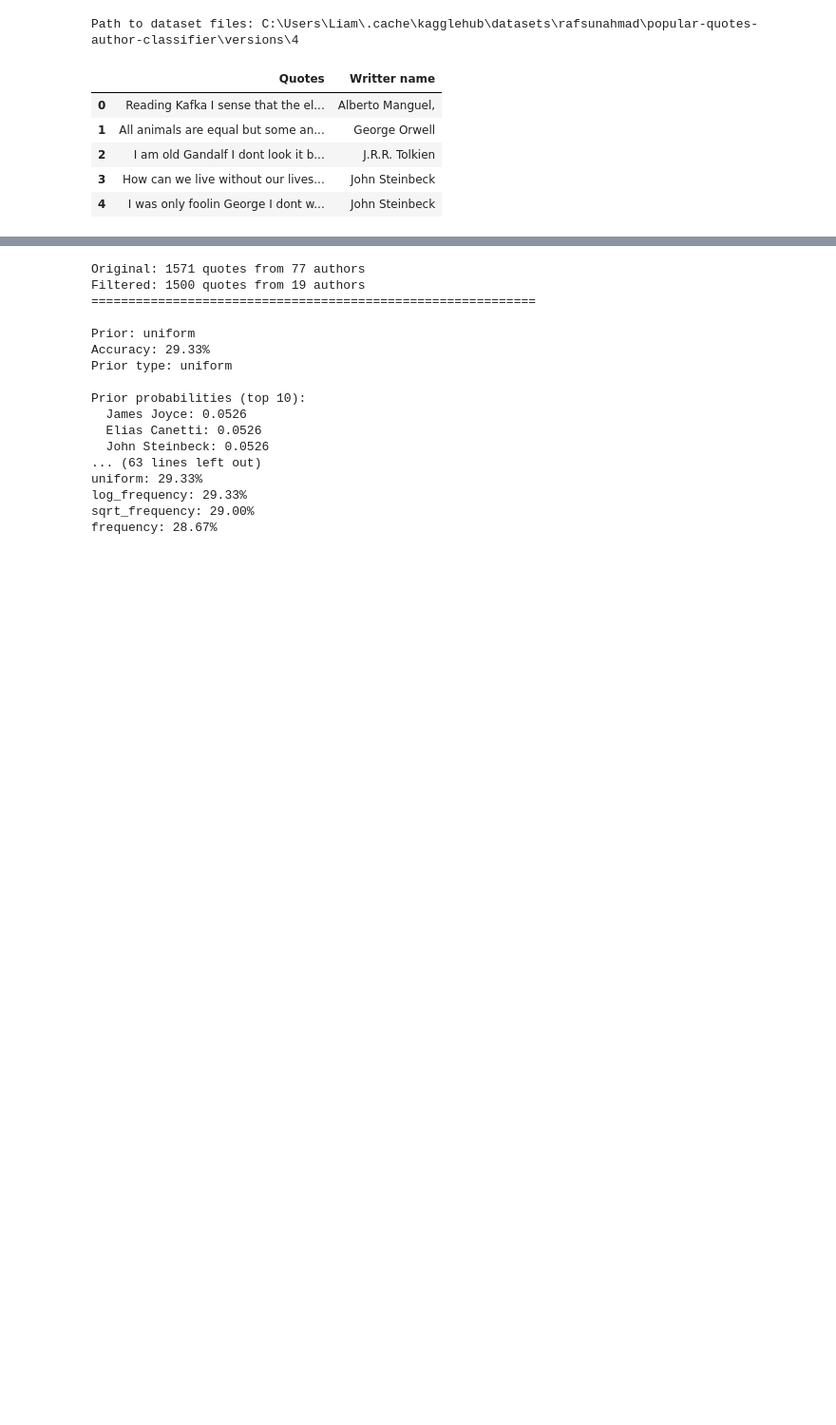
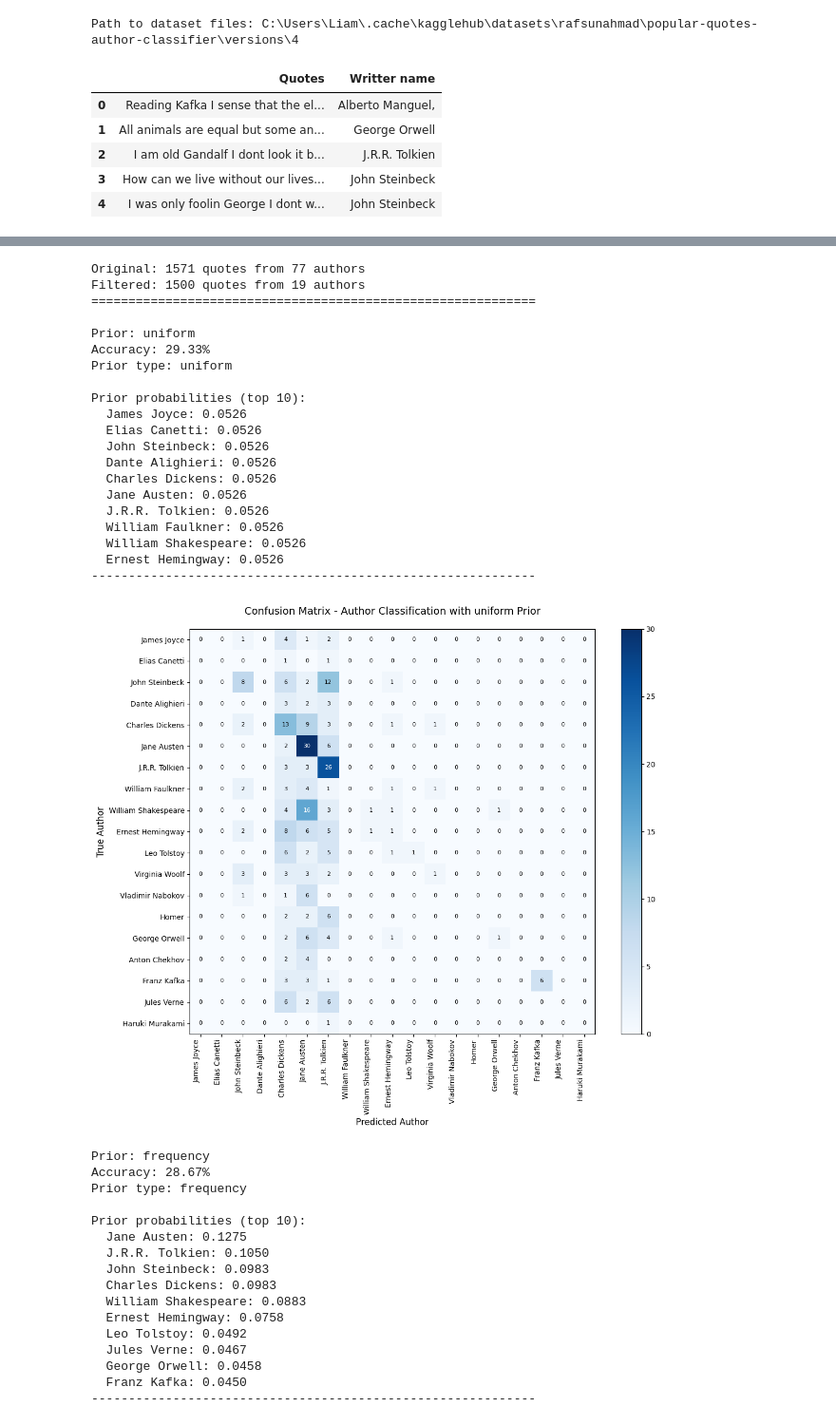
Before and after one commit to aleksandratyutyunik/DS4420-Final, a Jupyter notebook: writer_quotes.ipynb, the cells around one changed output, grey strips where cells are left out. Shown: that part at 95% size. Cells and saved outputs as stored; diff of their text form; code cells hidden in the pictures; blank space fills up the shorter version.

```diff
--- a/writer_quotes.ipynb
+++ b/writer_quotes.ipynb
@@ -89,5 +68,5 @@ Sample vectorized quote:
 # %%
-class NaiveBayesClassifier:
+class AuthorQuoteClassifier:
     def __init__(self, alpha=1.0, prior_type='uniform'):
         """
         alpha: smoothing parameter for likelihood
@@ -228,51 +207,95 @@ X_train, X_test, y_train, y_test = train_test_split(
 results = {}
 
 prior_types = [
-    'uniform',           # All authors equally likely
-    'frequency',         # Based on author frequency (MLE)
-    'sqrt_frequency',    # Square root of frequency
-    'log_frequency',     # Log of frequency
+    'uniform',
+    'frequency',
+    'sqrt_frequency',
+    'log_frequency',
 ]
 
 print("="*60)
 
 for prior in prior_types:
-    # Train model
-    model = NaiveBayesClassifier(alpha=1.0, prior_type=prior)
+    model = AuthorQuoteClassifier(alpha=1.0, prior_type=prior)
     model.fit(X_train, y_train)
 
-    # Make predictions
     predictions = [model.predict(quote) for quote in X_test]
 
-    # Calculate accuracy
     accuracy = sum(pred == true for pred, true in zip(predictions, y_test)) / len(y_test)
     results[prior] = accuracy
 
     print(f"\nPrior: {prior}")
     print(f"Accuracy: {accuracy:.2%}")
     model.get_prior_info()
     print("-"*60)
 
+    cm = confusion_matrix(y_test, predictions, labels=model.classes)
+
+    # Plot confusion matrix
+    plt.figure(figsize=(12, 10))
+    plt.imshow(cm, interpolation='nearest', cmap='Blues')
+    plt.title(f'Confusion Matrix - Author Classification with {prior} Prior', fontsize=14, pad=20)
+    plt.colorbar()
+
+    # Add author names
+    tick_marks = np.arange(len(model.classes))
+    plt.xticks(tick_marks, model.classes, rotation=90, ha='right')
+    plt.yticks(tick_marks, model.classes)
+
+    # Add text annotations
+    thresh = cm.max() / 2
+    for i in range(cm.shape[0]):
+        for j in range(cm.shape[1]):
+            plt.text(j, i, format(cm[i, j], 'd'),
+                    ha="center", va="center",
+                    color="white" if cm[i, j] > thresh else "black",
+                    fontsize=8)
+
+    plt.ylabel('True Author', fontsize=12)
+    plt.xlabel('Predicted Author', fontsize=12)
+    plt.tight_layout()
+    plt.show()
+
 print("\n" + "="*60)
 print("ACCURACY SUMMARY")
 print("="*60)
 for prior, acc in sorted(results.items(), key=lambda x: x[1], reverse=True):
     print(f"{prior}: {acc:.2%}")
 # %% [output]
 Original: 1571 quotes from 77 authors
 Filtered: 1500 quotes from 19 authors
 ============================================================
 
 Prior: uniform
 Accuracy: 29.33%
 Prior type: uniform
 
 Prior probabilities (top 10):
   James Joyce: 0.0526
   Elias Canetti: 0.0526
   John Steinbeck: 0.0526
-... (63 lines left out)
-uniform: 29.33%
-log_frequency: 29.33%
-sqrt_frequency: 29.00%
-frequency: 28.67%
+  Dante Alighieri: 0.0526
+  Charles Dickens: 0.0526
+  Jane Austen: 0.0526
+  J.R.R. Tolkien: 0.0526
+  William Faulkner: 0.0526
+  William Shakespeare: 0.0526
+  Ernest Hemingway: 0.0526
+------------------------------------------------------------
+[figure, added]
+Prior: frequency
+Accuracy: 28.67%
+Prior type: frequency
+
+Prior probabilities (top 10):
+  Jane Austen: 0.1275
+  J.R.R. Tolkien: 0.1050
+  John Steinbeck: 0.0983
+  Charles Dickens: 0.0983
+  William Shakespeare: 0.0883
+  Ernest Hemingway: 0.0758
+  Leo Tolstoy: 0.0492
+  Jules Verne: 0.0467
+  George Orwell: 0.0458
+  Franz Kafka: 0.0450
+------------------------------------------------------------
```
Also changed, not shown: parts of 4 cells of this notebook.
